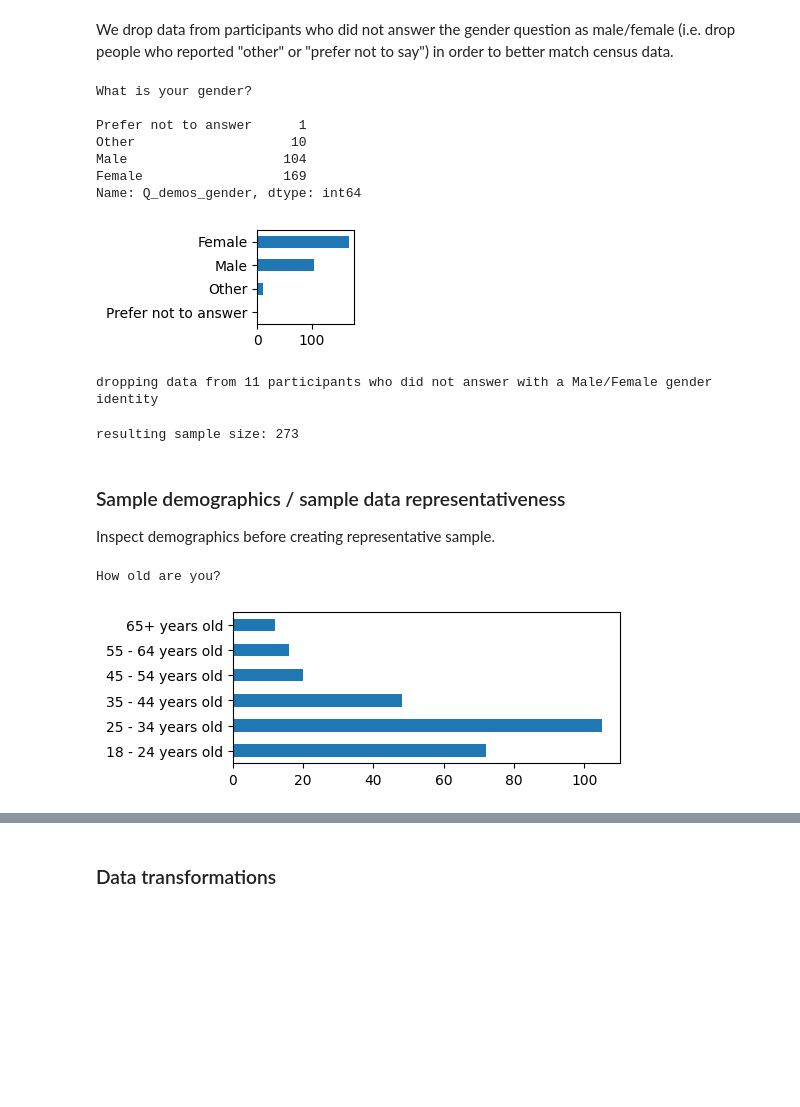
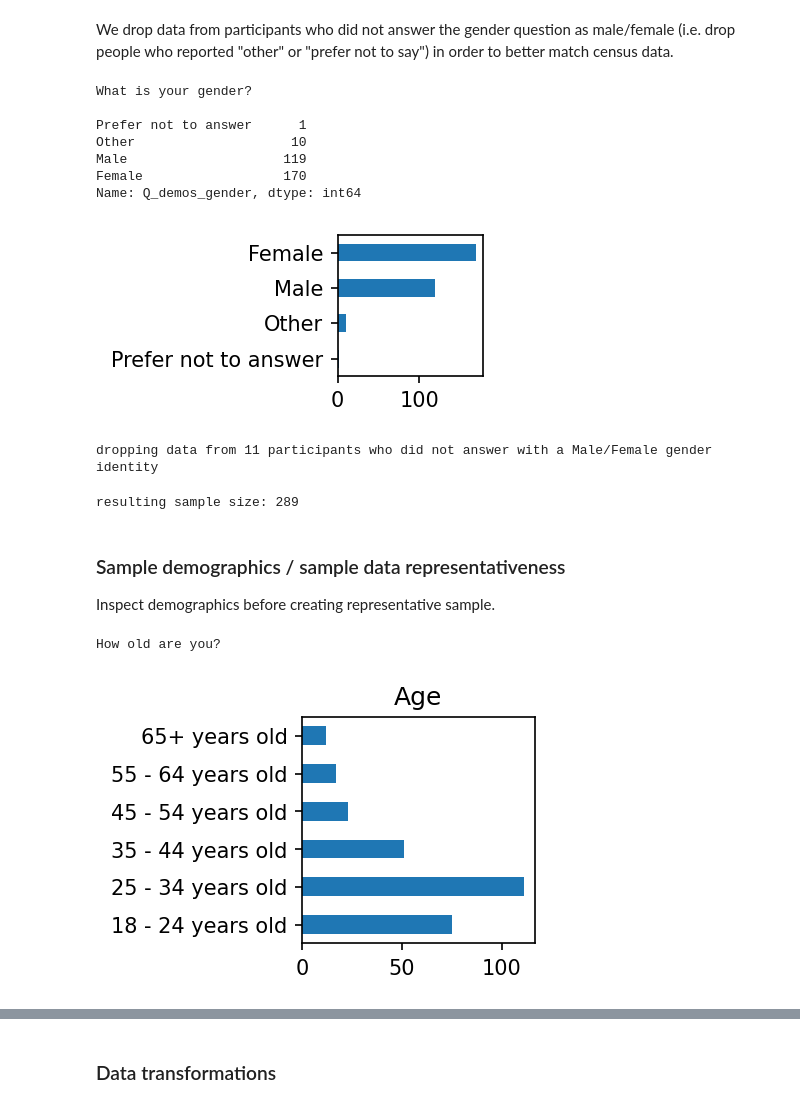
Before and after one commit to aberke/ff, a Jupyter notebook: data-analysis/climate-model-diets.ipynb, the cells around one changed output, grey strips where cells are left out. Cells and saved outputs as stored; diff of their text form; code cells hidden in the pictures; blank space fills up the shorter version.

```diff
--- a/data-analysis/climate-model-diets.ipynb
+++ b/data-analysis/climate-model-diets.ipynb
@@ -237,16 +239,16 @@ sample_df = sample_df[sample_df['PROLIFIC_PID'].notna()]
 dropping 1 non PROLIFIC responses
 # %%
 def passed_attn_checks(row):
-    if not ((row['Q_attn_1'] == 'twenty one') or (int(row['Q_attn_1']) == 21)):
+    if not ((row['Q_attn_1'] == 'twenty one') or (float(row['Q_attn_1']) == 21)):
         print(row['ResponseId'], 'failed Q_attn_1')
         return False
-    if int(row['Q_attn_2']) != 5:
+    if float(row['Q_attn_2']) != 5:
         print(row['ResponseId'], 'failed Q_attn_2')
         return False
     if row['Q_attn_check'] != '1,2':
         print(row['ResponseId'], 'failed Q_attn_check')
         return False
-    if int(row['Q_attn_midway']) != 5:
+    if float(row['Q_attn_midway']) != 5:
         print(row['ResponseId'], 'failed Q_attn_midway')
         return False
     return True
@@ -313,7 +315,7 @@ We drop data from participants who did not answer the gender question as male/fe
 # %%
 # Participation by gender
 print('%s\n'%codebook['Q_demos_gender']['Q'])
-fig,ax = plt.subplots(figsize=(1.25,1.25), dpi=100)
+fig,ax = plt.subplots(figsize=(1.25,1.25), dpi=150)
 print(sample_df['Q_demos_gender'].value_counts().sort_values().rename(
     codebook['Q_demos_gender']['choices']))
 _ = sample_df['Q_demos_gender'].value_counts().sort_values().rename(
@@ -323,10 +325,10 @@ What is your gender?
 
 Prefer not to answer      1
 Other                    10
-Male                    104
-Female                  169
+Male                    119
+Female                  170
 Name: Q_demos_gender, dtype: int64
-[figure, old version]
+[figure, new version]
 # %%
 print('dropping data from %s participants who did not answer with a Male/Female gender identity' % (
     (len(sample_df) - sum(sample_df['Q_demos_gender'].isin(['1','2'])))
@@ -337,18 +339,19 @@ dropping data from 11 participants who did not answer with a Male/Female gender
 # %%
 print('resulting sample size: %s' % len(sample_df))
 # %% [output]
-resulting sample size: 273
+resulting sample size: 289
 # %% [markdown]
 ### Sample demographics / sample data representativeness
 
 Inspect demographics before creating representative sample.
 # %%
 print('%s'%codebook['Q_demos_age']['Q'])
-fig,ax = plt.subplots(figsize=(5,2), dpi=100)
+fig,ax = plt.subplots(figsize=(2,2), dpi=150)
 _ = sample_df['Q_demos_age'].value_counts().rename(codebook['Q_demos_age']['choices']).sort_index().plot.barh(ax=ax)
+_ = ax.set_title('Age')
 # print(sample_df['Q_demos_age'].value_counts().sort_index().rename(codebook['Q_demos_age']['choices']))
 # %% [output]
 How old are you?
-[figure, old version]
+[figure, new version]
 # %%
 print('%s\n'%codebook['Q_demos_income']['Q'])
```
Also changed, not shown: parts of 20 cells of this notebook, 1 other file.
